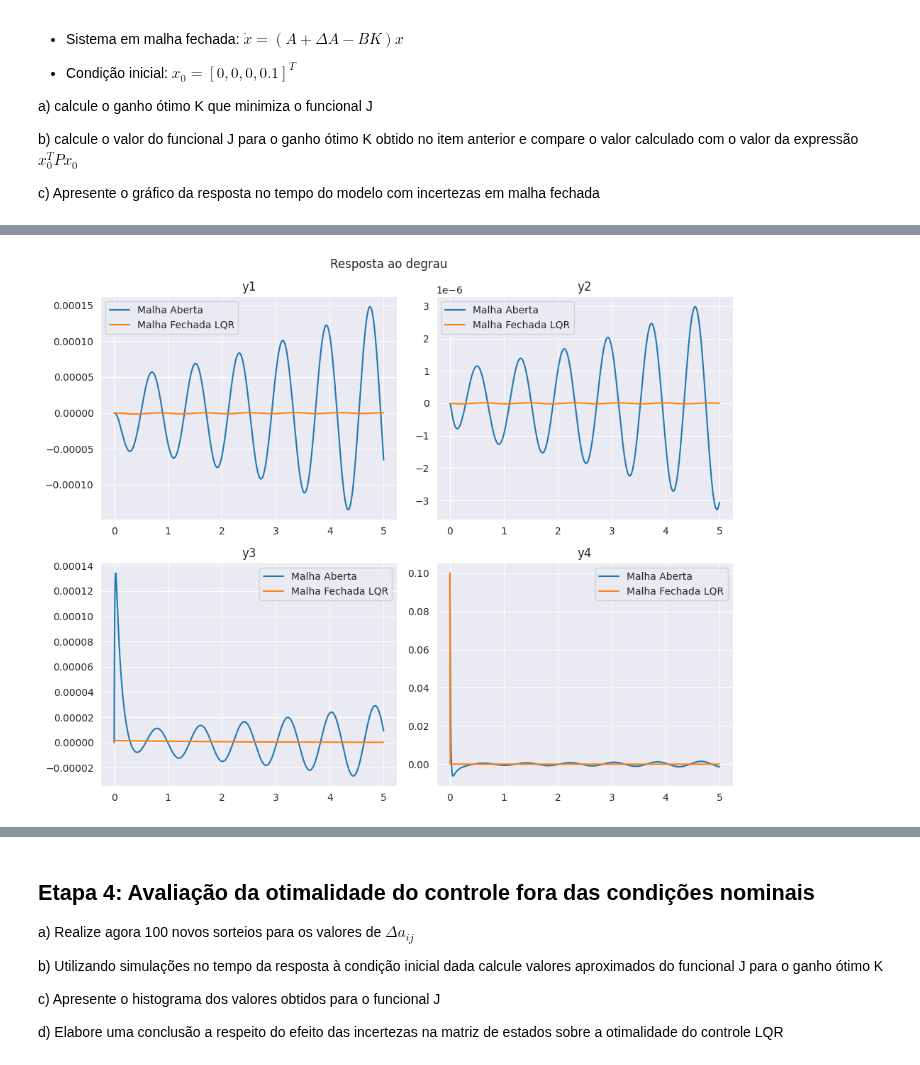
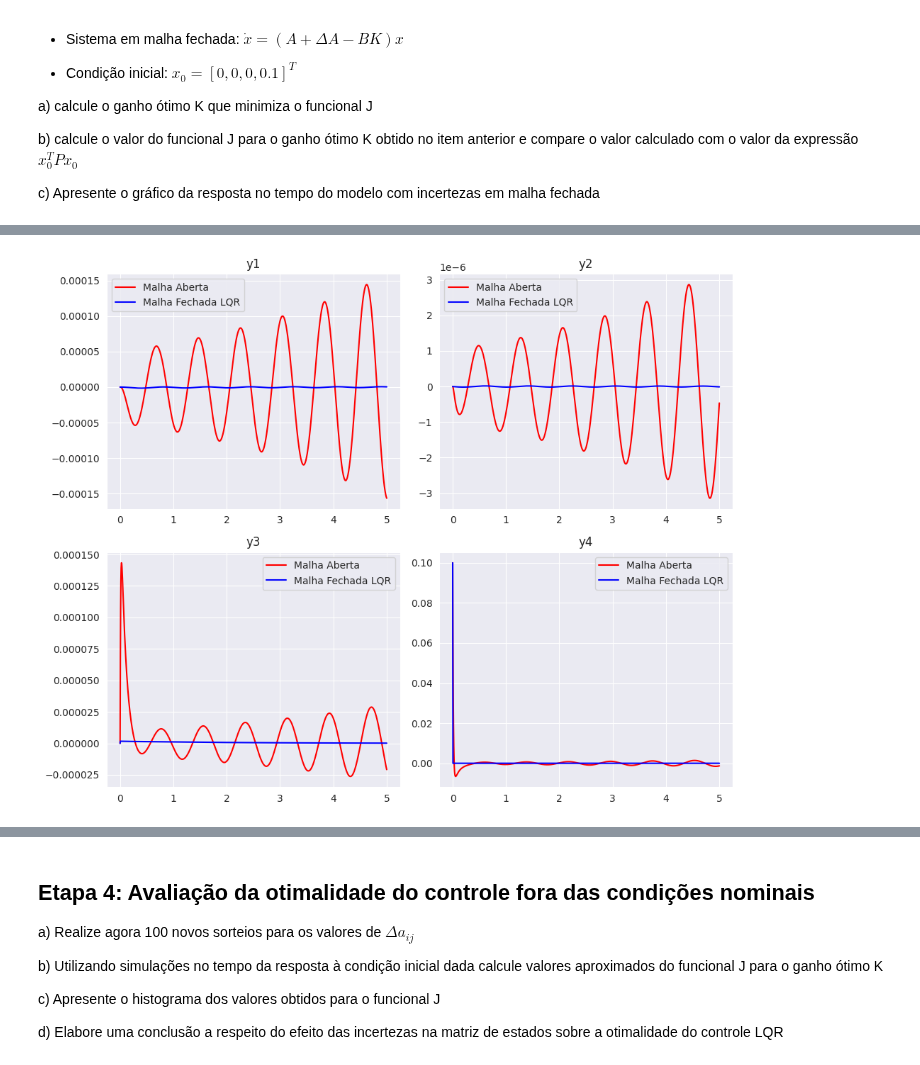
Before and after one commit to SKaiquelima/advanced-control, a Jupyter notebook: T1_SisLinCtrl/T1_SisLinCtrl.ipynb, the cells around one changed output, grey strips where cells are left out. Cells and saved outputs as stored; diff of their text form; code cells hidden in the pictures.

```diff
--- a/T1_SisLinCtrl/T1_SisLinCtrl.ipynb
+++ b/T1_SisLinCtrl/T1_SisLinCtrl.ipynb
@@ -131,44 +166,41 @@ ylqr, t, xlqr = matlab.lsim(sys_lqr, 0 * t, t, x0)
 # %%
 # c)
 
 fig, axs = plt.subplots(2, 2, figsize=(10, 8))
 
-# title
-fig.suptitle('Resposta ao degrau')
-
 # Plot y1 in the first subplot
-axs[0, 0].plot(t, y[:, 0], label='Malha Aberta')
-axs[0, 0].plot(t, ylqr[:, 0], label='Malha Fechada LQR')
+axs[0, 0].plot(t, y[:, 0], label='Malha Aberta', color='red')
+axs[0, 0].plot(t, ylqr[:, 0], label='Malha Fechada LQR', color='blue')
 axs[0, 0].set_title('y1')
 
 # Plot y2 in the second subplot
-axs[0, 1].plot(t, y[:, 1], label='Malha Aberta')
-axs[0, 1].plot(t, ylqr[:, 1], label='Malha Fechada LQR')
+axs[0, 1].plot(t, y[:, 1], label='Malha Aberta', color='red')
+axs[0, 1].plot(t, ylqr[:, 1], label='Malha Fechada LQR', color='blue')
 axs[0, 1].set_title('y2')
 
 # Plot y3 in the third subplot
-axs[1, 0].plot(t, y[:, 2], label='Malha Aberta')
-axs[1, 0].plot(t, ylqr[:, 2], label='Malha Fechada LQR')
+axs[1, 0].plot(t, y[:, 2], label='Malha Aberta', color='red')
+axs[1, 0].plot(t, ylqr[:, 2], label='Malha Fechada LQR', color='blue')
 axs[1, 0].set_title('y3')
 
 # Plot y4 in the fourth subplot
-axs[1, 1].plot(t, y[:, 3], label='Malha Aberta')
-axs[1, 1].plot(t, ylqr[:, 3], label='Malha Fechada LQR')
+axs[1, 1].plot(t, y[:, 3], label='Malha Aberta', color='red')
+axs[1, 1].plot(t, ylqr[:, 3], label='Malha Fechada LQR', color='blue')
 axs[1, 1].set_title('y4')
 
 # legend
 axs[0, 0].legend()
 axs[0, 1].legend()
 axs[1, 0].legend()
 axs[1, 1].legend()
 
 # Adjust the spacing between subplots
 plt.tight_layout()
 
 # Show the plot
 plt.show()
 # %% [output]
-[figure, old version]
+[figure, new version]
 # %%
 # Calculate J
 J = np.dot(np.dot(x0.T, S), x0)
```
Also changed, not shown: parts of 16 cells of this notebook, 4 other files.
